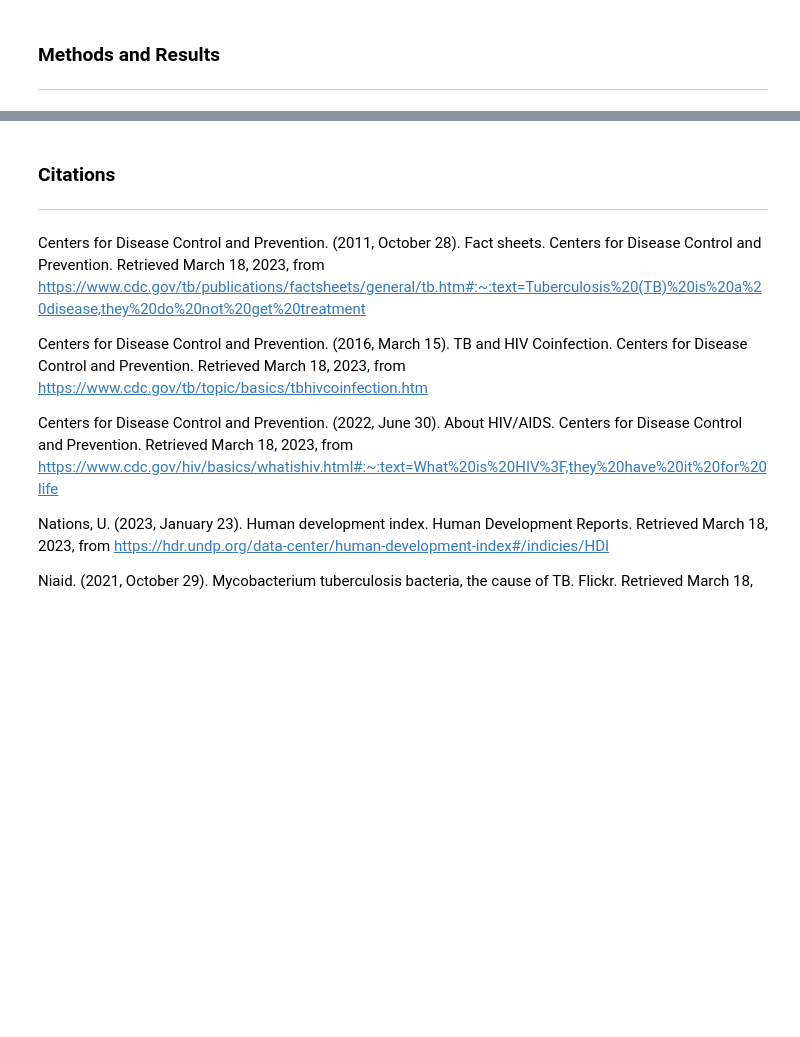
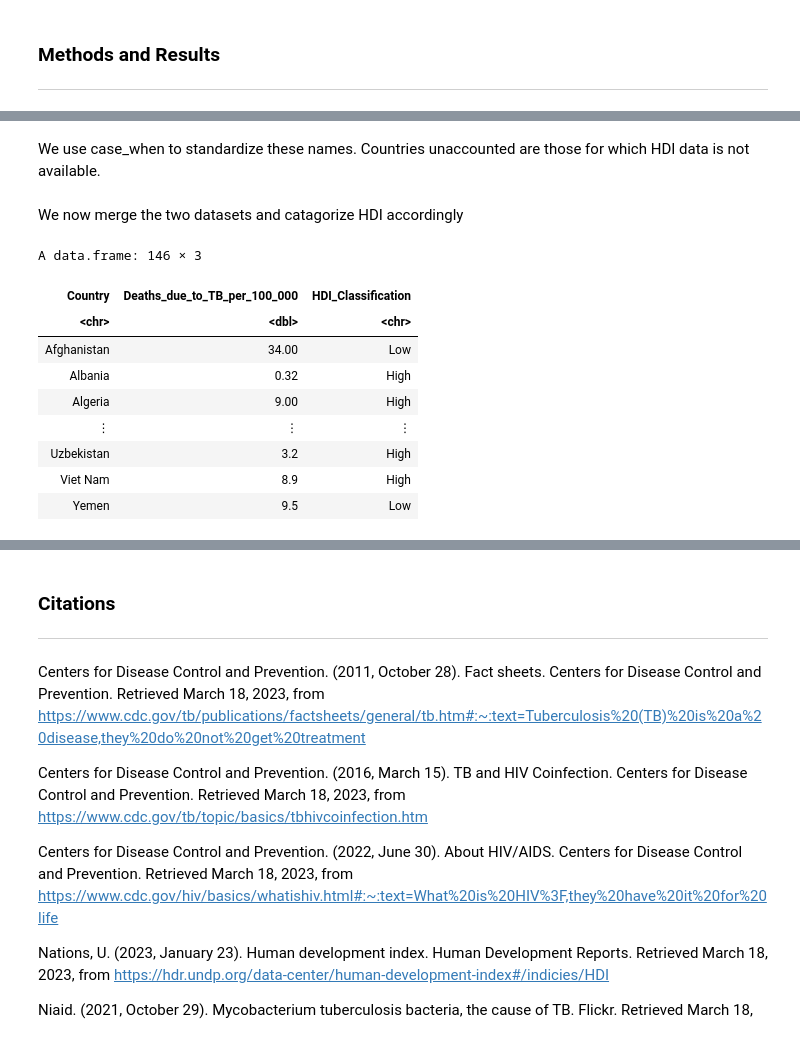
Before and after one commit to Remembria/Group-38-Project-Proposal, a Jupyter notebook: Group_38_Project_Report.ipynb, the cells around one changed output, grey strips where cells are left out. Cells and saved outputs as stored; diff of their text form; code cells hidden in the pictures; blank space fills up the shorter version.

```diff
--- a/Group_38_Project_Report.ipynb
+++ b/Group_38_Project_Report.ipynb
@@ -29,0 +67,11 @@ To do so, this investigation we will consider the spread of TB against
+# %%
+#Rename the data columns so we can easily work with them
+tb_df <- tb_df %>%
+    # Selecting the columns of interest
+    select(Country, Year, Deaths.due.to.tuberculosis.among.HIV.negative.people..per.100.000.population.) %>%
+    # Renaming columns to improve readability
+    rename(Deaths_due_to_TB_per_100_000 = Deaths.due.to.tuberculosis.among.HIV.negative.people..per.100.000.population.) %>%
+    # Setting the year to 2020
+    filter(Year == 2020) %>%
+    # Removing the Year column now that 2020 has been selected
+    select(-Year)
@@ -29,0 +166,2 @@ To do so, this investigation we will consider the spread of TB against
+# %% [markdown]
+We use case_when to standardize these names. Countries unaccounted are those for which HDI data is not available.
@@ -29,0 +178,26 @@ To do so, this investigation we will consider the spread of TB against
+# %% [markdown]
+We now merge the two datasets and catagorize HDI accordingly
+# %%
+tb_hdi_df <- tb_df %>%
+    # merging of the two datasets, all,x = FALSE removes countries present in one dataset but not the other
+    merge(hdi_df,by = "Country", all.x = FALSE) %>%
+    # Only taking HDI values classified as low or high
+    filter(HDI > 0.700 | HDI < 0.550) %>%
+    # Discretizing the HDI data into Low and High values
+    mutate(HDI = ifelse(HDI > 0.700, "High", "Low")) %>%
+    # Changing HDI column name to reflect categorization
+    rename("HDI_Classification" = "HDI")
+
+
+tb_hdi_df
+# %% [output]
+A data.frame: 146 × 3
+| Country | Deaths_due_to_TB_per_100_000 | HDI_Classification |
+| <chr> | <dbl> | <chr> |
+| Afghanistan | 34.00 | Low |
+| Albania | 0.32 | High |
+| Algeria | 9.00 | High |
+| ⋮ | ⋮ | ⋮ |
+| Uzbekistan | 3.2 | High |
+| Viet Nam | 8.9 | High |
+| Yemen | 9.5 | Low |
```
Also changed, not shown: parts of 23 cells of this notebook.
